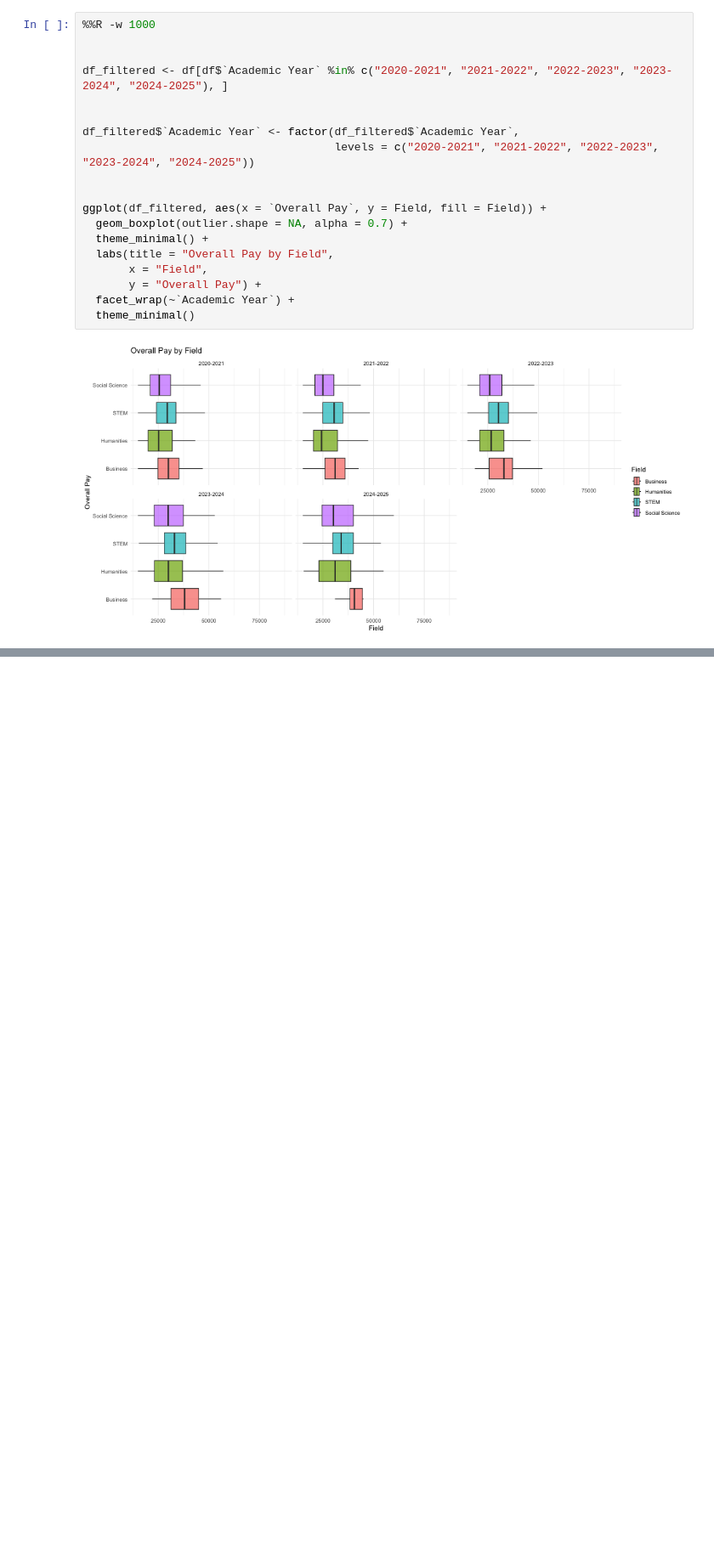
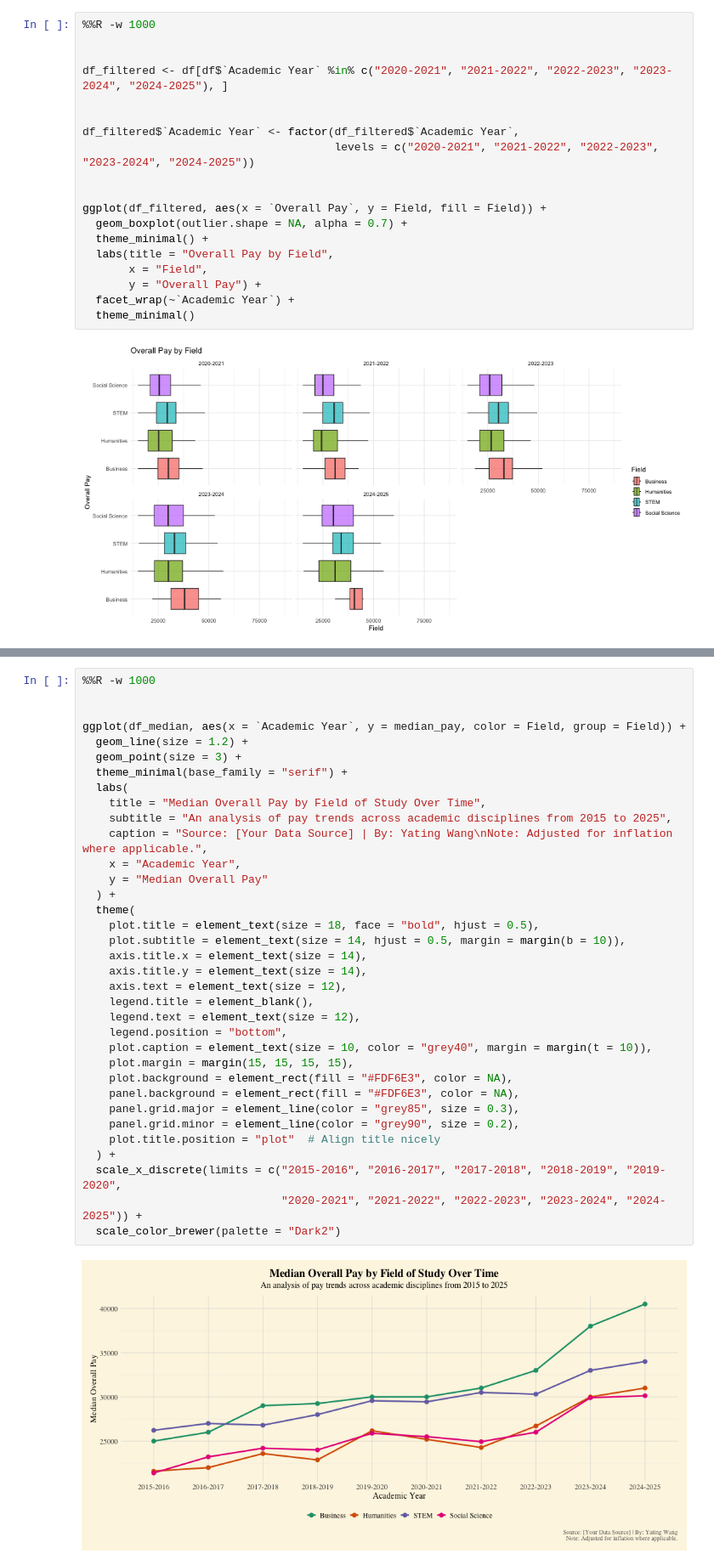
Before and after one commit to yatingw24/phd, a Jupyter notebook: ggplot.ipynb, the cells around one changed output, grey strips where cells are left out. Shown at 85% size. Cells and saved outputs as stored; diff of their text form; blank space fills up the shorter version.

```diff
--- a/ggplot.ipynb
+++ b/ggplot.ipynb
@@ -176,0 +164,37 @@ ggplot(df_median, aes(x = `Academic Year`, y = median_pay, color = Field, group
+# %%
+%%R -w 1000
+
+
+ggplot(df_median, aes(x = `Academic Year`, y = median_pay, color = Field, group = Field)) +
+  geom_line(size = 1.2) +
+  geom_point(size = 3) +
+  theme_minimal(base_family = "serif") +
+  labs(
+    title = "Median Overall Pay by Field of Study Over Time",
+    subtitle = "An analysis of pay trends across academic disciplines from 2015 to 2025",
+    caption = "Source: [Your Data Source] | By: Yating Wang\nNote: Adjusted for inflation where applicable.",
+    x = "Academic Year",
+    y = "Median Overall Pay"
+  ) +
+  theme(
+    plot.title = element_text(size = 18, face = "bold", hjust = 0.5),
+    plot.subtitle = element_text(size = 14, hjust = 0.5, margin = margin(b = 10)),
+    axis.title.x = element_text(size = 14),
+    axis.title.y = element_text(size = 14),
+    axis.text = element_text(size = 12),
+    legend.title = element_blank(),
+    legend.text = element_text(size = 12),
+    legend.position = "bottom",
+    plot.caption = element_text(size = 10, color = "grey40", margin = margin(t = 10)),
+    plot.margin = margin(15, 15, 15, 15),
+    plot.background = element_rect(fill = "#FDF6E3", color = NA),
+    panel.background = element_rect(fill = "#FDF6E3", color = NA),
+    panel.grid.major = element_line(color = "grey85", size = 0.3),
+    panel.grid.minor = element_line(color = "grey90", size = 0.2),
+    plot.title.position = "plot"  # Align title nicely
+  ) +
+  scale_x_discrete(limits = c("2015-2016", "2016-2017", "2017-2018", "2018-2019", "2019-2020",
+                              "2020-2021", "2021-2022", "2022-2023", "2023-2024", "2024-2025")) +
+  scale_color_brewer(palette = "Dark2")
+# %% [output]
+[figure, added]
```
Also changed, not shown: parts of 1 cell of this notebook.
